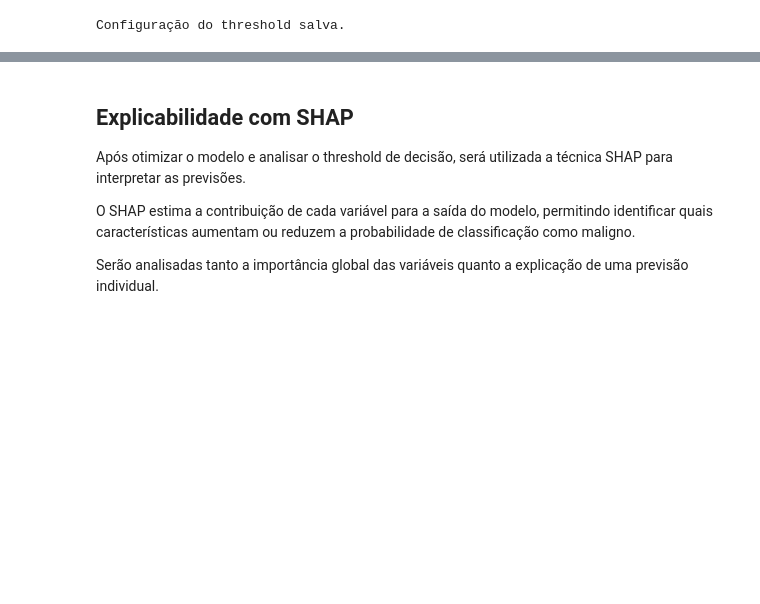
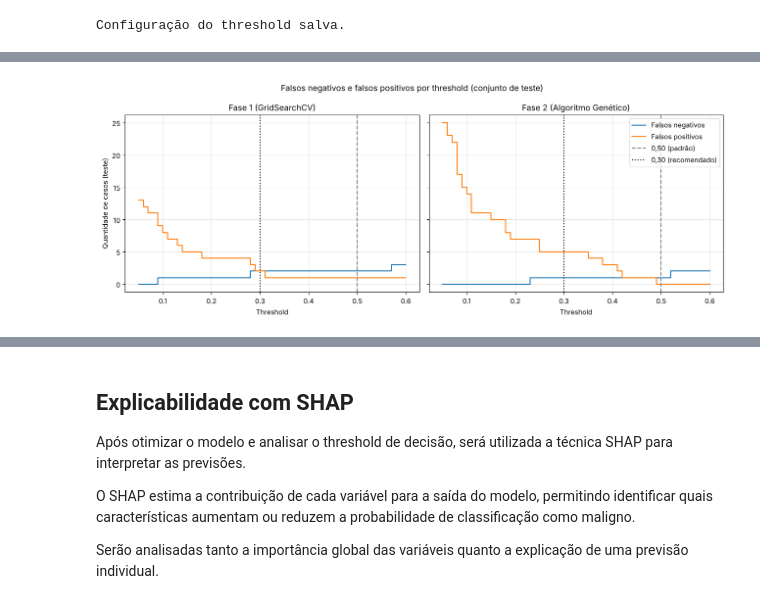
Before and after one commit to FerPonz98/FIAP_TechChallenge_02_2026, a Jupyter notebook: notebooks/03_threshold_e_explicabilidade.ipynb, the cells around one changed output, grey strips where cells are left out. Cells and saved outputs as stored; diff of their text form; code cells hidden in the pictures; blank space fills up the shorter version.

```diff
--- a/notebooks/03_threshold_e_explicabilidade.ipynb
+++ b/notebooks/03_threshold_e_explicabilidade.ipynb
@@ -623,0 +740,42 @@ Configuração do threshold salva.
+# %%
+faixa_thresholds = np.arange(0.05, 0.61, 0.01)
+
+fig, eixos = plt.subplots(1, 2, figsize=(13, 5), sharey=True)
+
+for eixo, (nome, probabilidades) in zip(eixos, modelos_comparacao.items()):
+
+    curva = pd.DataFrame([
+        metricas_por_threshold(probabilidades, t)
+        for t in faixa_thresholds
+    ])
+
+    eixo.step(curva["threshold"], curva["fn"], where="post", label="Falsos negativos")
+    eixo.step(curva["threshold"], curva["fp"], where="post", label="Falsos positivos")
+
+    eixo.axvline(0.50, linestyle="--", color="gray", label="0,50 (padrão)")
+    eixo.axvline(0.30, linestyle=":", color="black", label="0,30 (recomendado)")
+
+    eixo.set_title(nome)
+    eixo.set_xlabel("Threshold")
+    eixo.grid(alpha=0.3)
+
+eixos[0].set_ylabel("Quantidade de casos (teste)")
+eixos[1].legend()
+
+plt.suptitle("Falsos negativos e falsos positivos por threshold (conjunto de teste)")
+plt.tight_layout()
+
+plt.savefig(
+    pasta_resultados / "08_sensibilidade_threshold_teste.png",
+    dpi=300,
+    bbox_inches="tight"
+)
+
+plt.show()
+
+analise_professor.to_csv(
+    pasta_resultados / "analise_threshold_030.csv",
+    index=False
+)
+# %% [output]
+[figure, added]
```
Also changed, not shown: parts of 21 cells of this notebook, 21 other files.
